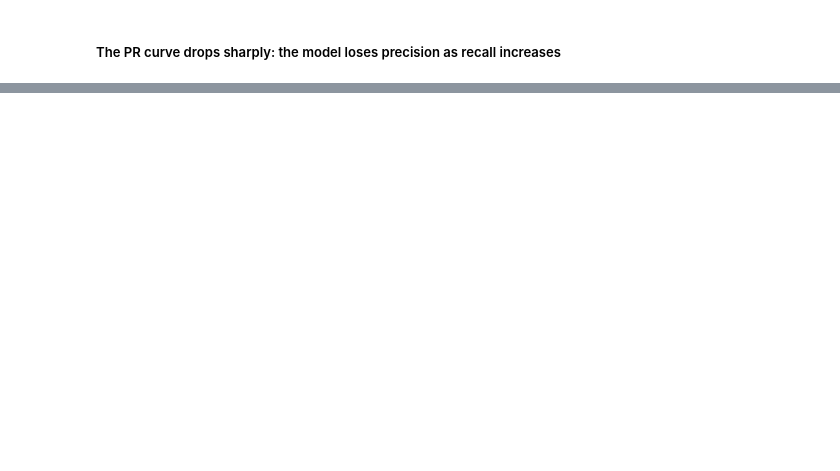
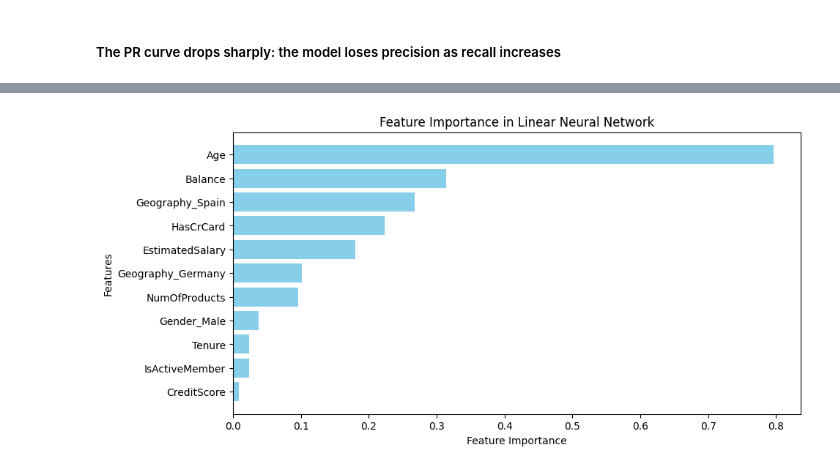
Before and after one commit to ProfessionalSalmon/Bank-Churn-NeuralNetwork-Model, a Jupyter notebook: notebook/Bank-Churn-Modeling.ipynb, the cells around one changed output, grey strips where cells are left out. Saved outputs shown, nothing was run; the diff lists cells and outputs as text; code cells hidden in the pictures; blank space fills up the shorter version.

```diff
--- a/notebook/Bank-Churn-Modeling.ipynb
+++ b/notebook/Bank-Churn-Modeling.ipynb
@@ -387,0 +389,3 @@ plt.show()
+# %%
+state_dict = model.state_dict()
+print(state_dict.keys())
@@ -387,0 +394,9 @@ plt.show()
+# %%
+first_layer_weights = state_dict['layer1.weight']
+feature_importance = np.abs(first_layer_weights.detach().numpy()).flatten() # deteach = perform operation on tensor but not track gradient descent
+feature_names = X_test_final.columns
+importance_dict = dict(zip(feature_names, feature_importance))
+
+sorted_importance = sorted(importance_dict.items(), key=lambda x: x[1], reverse=True)
+for feature, importance in sorted_importance:
+    print(f"{feature}: {importance}")
@@ -387,0 +415,13 @@ plt.show()
+# %%
+sorted_features = [f[0] for f in sorted_importance]
+sorted_values = [f[1] for f in sorted_importance]
+
+plt.figure(figsize=(10,5))
+plt.barh(sorted_features, sorted_values, color='skyblue')
+plt.xlabel("Feature Importance")
+plt.ylabel("Features")
+plt.title("Feature Importance in Linear Neural Network")
+plt.gca().invert_yaxis()
+plt.show()
+# %% [output]
+[figure, added]
```
Also changed, not shown: parts of 14 cells of this notebook, 1 other file.
